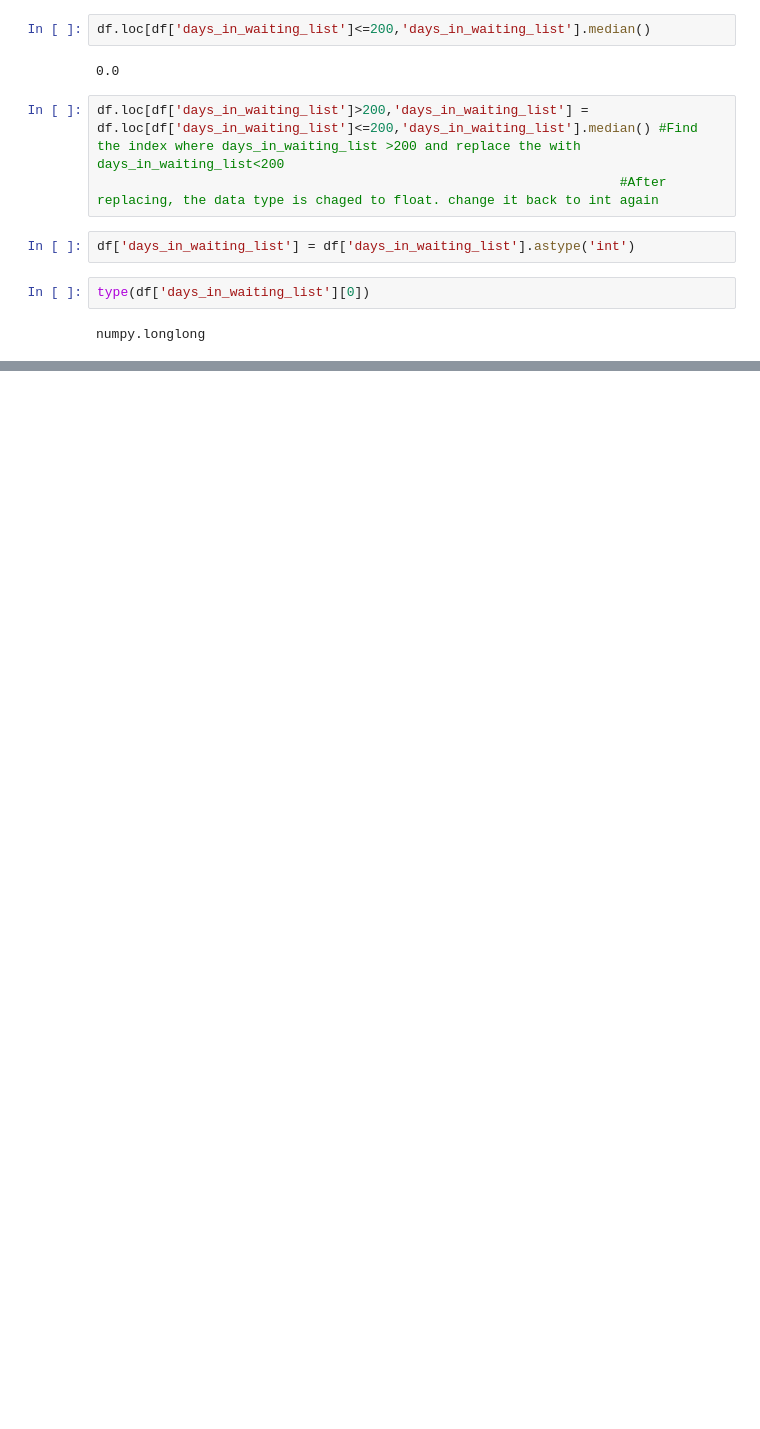
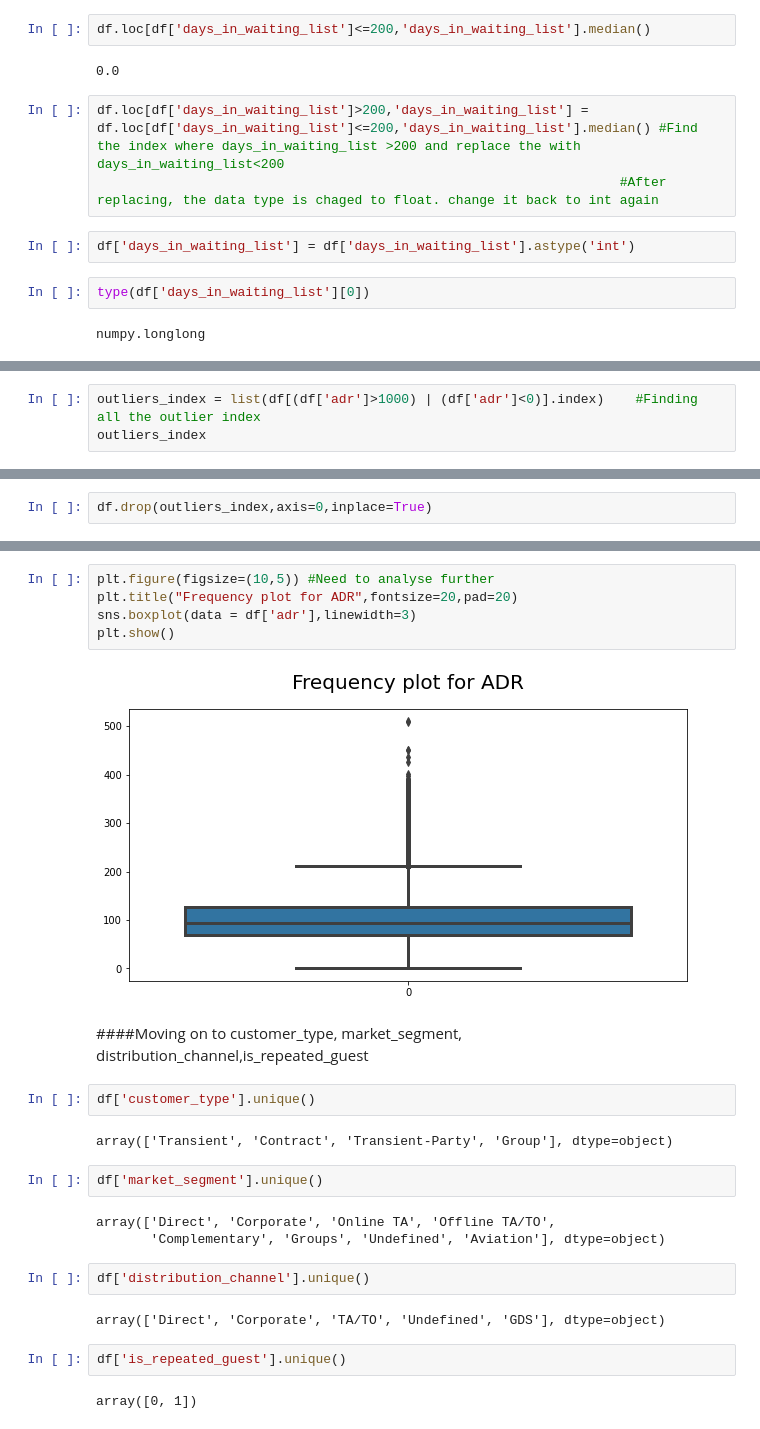
Before and after one commit to snehahampapura/Hotel-Booking-Analysis, a Jupyter notebook: Hotel_Booking_Analysis_Capstone_Project.ipynb, the cells around one changed output, grey strips where cells are left out. Saved outputs shown, nothing was run; the diff lists cells and outputs as text; blank space fills up the shorter version.

```diff
--- a/Hotel_Booking_Analysis_Capstone_Project.ipynb
+++ b/Hotel_Booking_Analysis_Capstone_Project.ipynb
@@ -289,0 +312,3 @@ numpy.longlong
+# %%
+outliers_index = list(df[(df['adr']>1000) | (df['adr']<0)].index)    #Finding all the outlier index
+outliers_index
@@ -289,0 +317,2 @@ numpy.longlong
+# %%
+df.drop(outliers_index,axis=0,inplace=True)
@@ -289,0 +339,26 @@ numpy.longlong
+# %%
+plt.figure(figsize=(10,5)) #Need to analyse further
+plt.title("Frequency plot for ADR",fontsize=20,pad=20)
+sns.boxplot(data = df['adr'],linewidth=3)
+plt.show()
+# %% [output]
+[figure, added]
+# %% [markdown]
+####Moving on to customer_type, market_segment, distribution_channel,is_repeated_guest
+# %%
+df['customer_type'].unique()
+# %% [output]
+array(['Transient', 'Contract', 'Transient-Party', 'Group'], dtype=object)
+# %%
+df['market_segment'].unique()
+# %% [output]
+array(['Direct', 'Corporate', 'Online TA', 'Offline TA/TO',
+       'Complementary', 'Groups', 'Undefined', 'Aviation'], dtype=object)
+# %%
+df['distribution_channel'].unique()
+# %% [output]
+array(['Direct', 'Corporate', 'TA/TO', 'Undefined', 'GDS'], dtype=object)
+# %%
+df['is_repeated_guest'].unique()
+# %% [output]
+array([0, 1])
```
Also changed, not shown: parts of 19 cells of this notebook.
